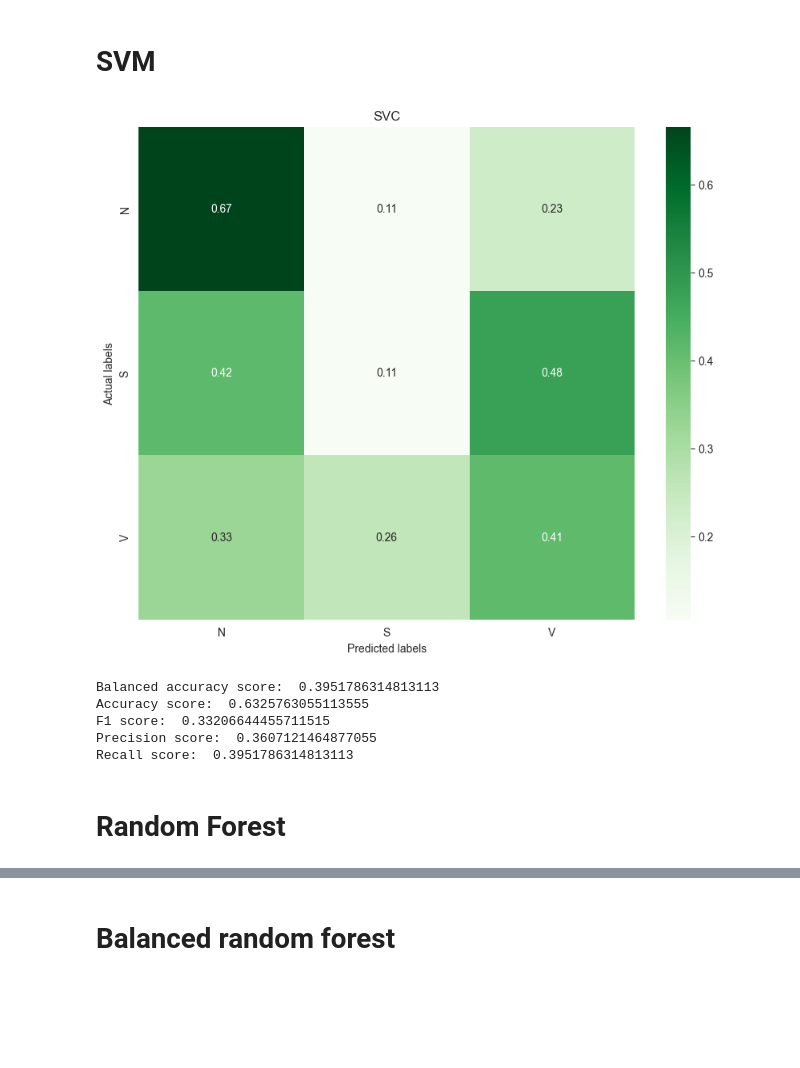
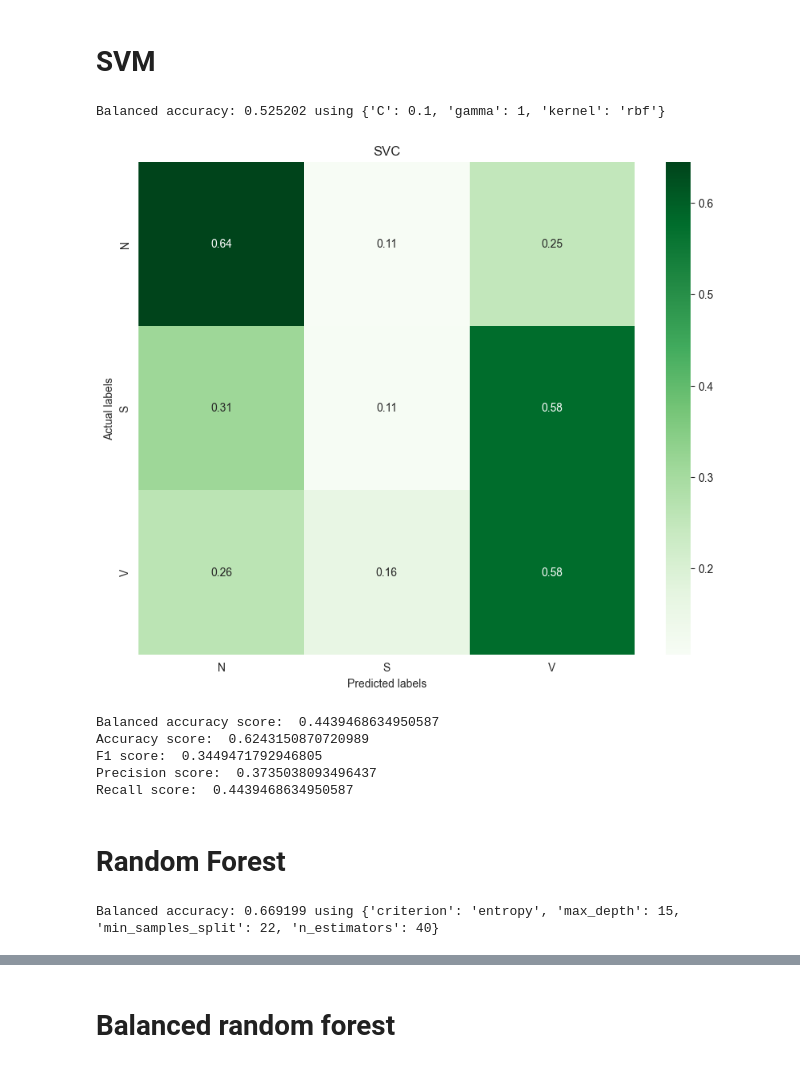
Before and after one commit to eleonora11sala/AI-project, a Jupyter notebook: MachineLearningApproach.ipynb, the cells around one changed output, grey strips where cells are left out. Drawn from its saved outputs; the diff is of its cells as text; code cells hidden in the pictures; blank space fills up the shorter version.

```diff
--- a/MachineLearningApproach.ipynb
+++ b/MachineLearningApproach.ipynb
@@ -411,14 +410,12 @@ X_test_rem
 # %%
-'''
 from sklearn.decomposition import PCA
 varianceThreshold = 0.9
 pca_features = PCA(n_components = varianceThreshold) # dimensionality reduction
 pca_features.fit(X_train)
 
-X_train = pca_features.transform(X_train)
-print(np.shape(X_train))
+X_train_pca = pca_features.transform(X_train)
+print(np.shape(X_train_pca))
 
-X_test = pca_features.transform(X_test)
-print(np.shape(X_test))
-'''
+X_test_pca = pca_features.transform(X_test)
+print(np.shape(X_test_pca))
 # %% [output]
@@ -426,2 +424,5 @@ print(np.shape(X_test))
 # %% [markdown]
 # Downsampled sets
+# %%
+train = pd.concat([X_train,y_train],axis=1)
+train
@@ -427,0 +443,6 @@ print(np.shape(X_test))
+# %%
+train_df = downsample_majority_class(train,'annotation')
+
+# Creating training and testing sets
+X_train_d = train_df.drop(['annotation'], axis=1)
+y_train_d = train_df['annotation']
@@ -466,9 +506,8 @@ Name: count, dtype: int64
 # %%
-from sklearn.neighbors import KNeighborsClassifier
-neigh = KNeighborsClassifier(n_neighbors=50)
-neigh.fit(X_train_rem_d, y_train_rem_d)
+neigh = KNeighborsClassifier(n_neighbors=5)
+neigh.fit(X_train_d, y_train_d)
 
-y_pred_knn = neigh.predict(X_test_rem)
+y_pred_knn = neigh.predict(X_test)
 
 one_hot_encoded_pred_knn = pd.get_dummies(y_pred_knn, columns=['0'])
 show_confusion_matrix(one_hot_encoded_pred_knn, "KNN ")
@@ -483,24 +522,47 @@ Recall score:  0.29464164394353815
 # %% [markdown]
 # SVM
+# %%
+from sklearn.svm import SVC
+classifier = SVC()
+parameters = {"kernel":['linear','rbf'],
+              "C":[0.001,0.01,0.1],
+              "gamma":[0.1,1]}
+hyperp_search_d(classifier,parameters)
+# %% [output]
+Balanced accuracy: 0.525202 using {'C': 0.1, 'gamma': 1, 'kernel': 'rbf'}
 # %%
-from sklearn.svm import SVC
-clfSVC = SVC(kernel='rbf',C=0.01,class_weight=None)
+clfSVC = SVC(kernel='rbf',
+             C=0.1,
+             gamma=0.1,
+             class_weight=None)
 
 # fitting x samples and y classes
-clfSVC.fit(X_train_rem_d, y_train_rem_d)
+clfSVC.fit(X_train_d, y_train_d)
 
-y_pred_SVC = clfSVC.predict(X_test_rem)
+y_pred_SVC = clfSVC.predict(X_test)
 
 one_hot_encoded_pred_SVC = pd.get_dummies(y_pred_SVC, columns=['0'])
 show_confusion_matrix(one_hot_encoded_pred_SVC, "SVC")
 compute_metrics(one_hot_encoded_pred_SVC)
 # %% [output]
-[figure, old version]
+[figure, new version]
-Balanced accuracy score:  0.3951786314813113
-Accuracy score:  0.6325763055113555
-F1 score:  0.33206644455711515
-Precision score:  0.3607121464877055
-Recall score:  0.3951786314813113
+Balanced accuracy score:  0.4439468634950587
+Accuracy score:  0.6243150870720989
+F1 score:  0.3449471792946805
+Precision score:  0.3735038093496437
+Recall score:  0.4439468634950587
 # %% [markdown]
 # Random Forest
+# %%
+from sklearn.ensemble import RandomForestClassifier
+classifier=RandomForestClassifier()
+parameters = {
+    'n_estimators': np.arange(20,100,10),
+    'max_depth' : [10, 15],
+    'criterion' :['gini', 'entropy'],
+    'min_samples_split' : np.arange(20,40,2),
+}
+hyperp_search_d(classifier,parameters)
+# %% [output]
+Balanced accuracy: 0.669199 using {'criterion': 'entropy', 'max_depth': 15, 'min_samples_split': 22, 'n_estimators': 40}
 # %%
```
Also changed, not shown: parts of 28 cells of this notebook.
